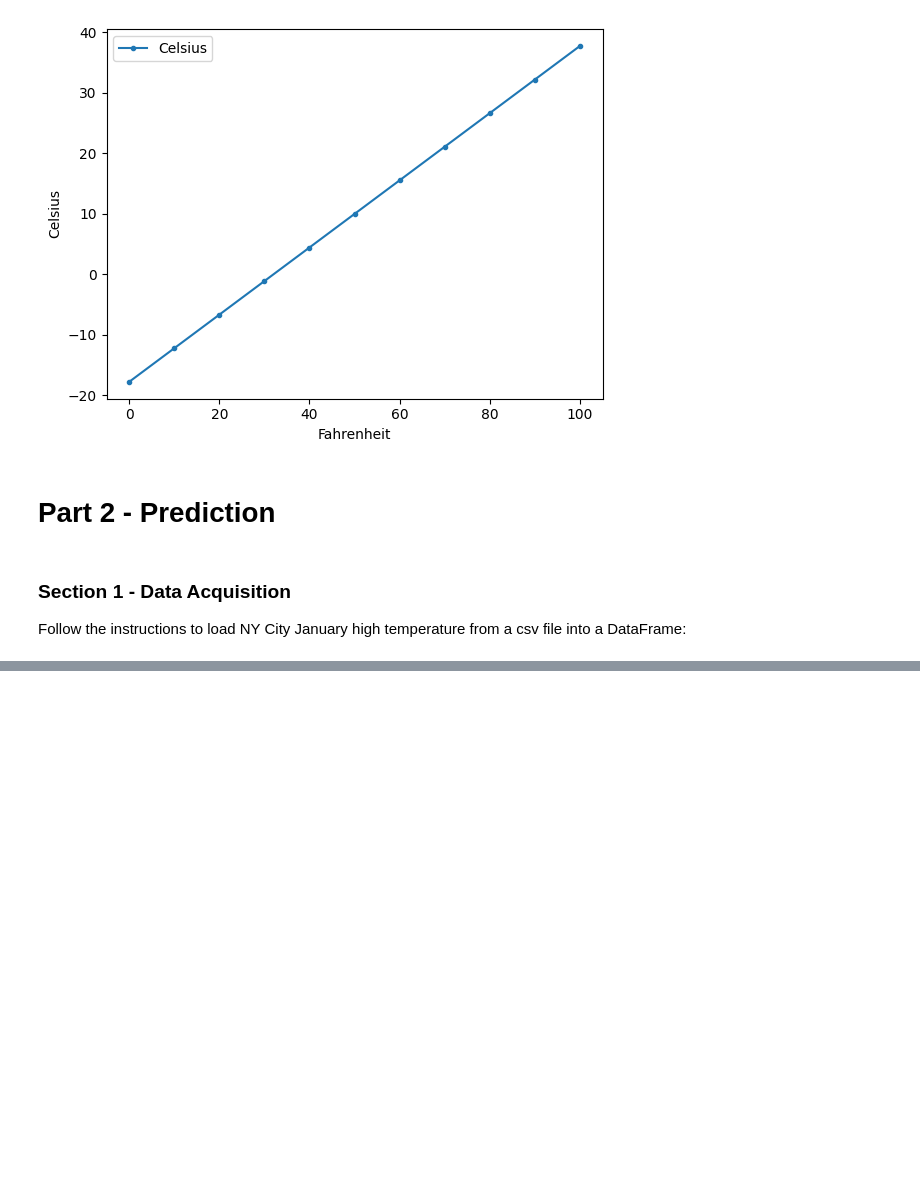
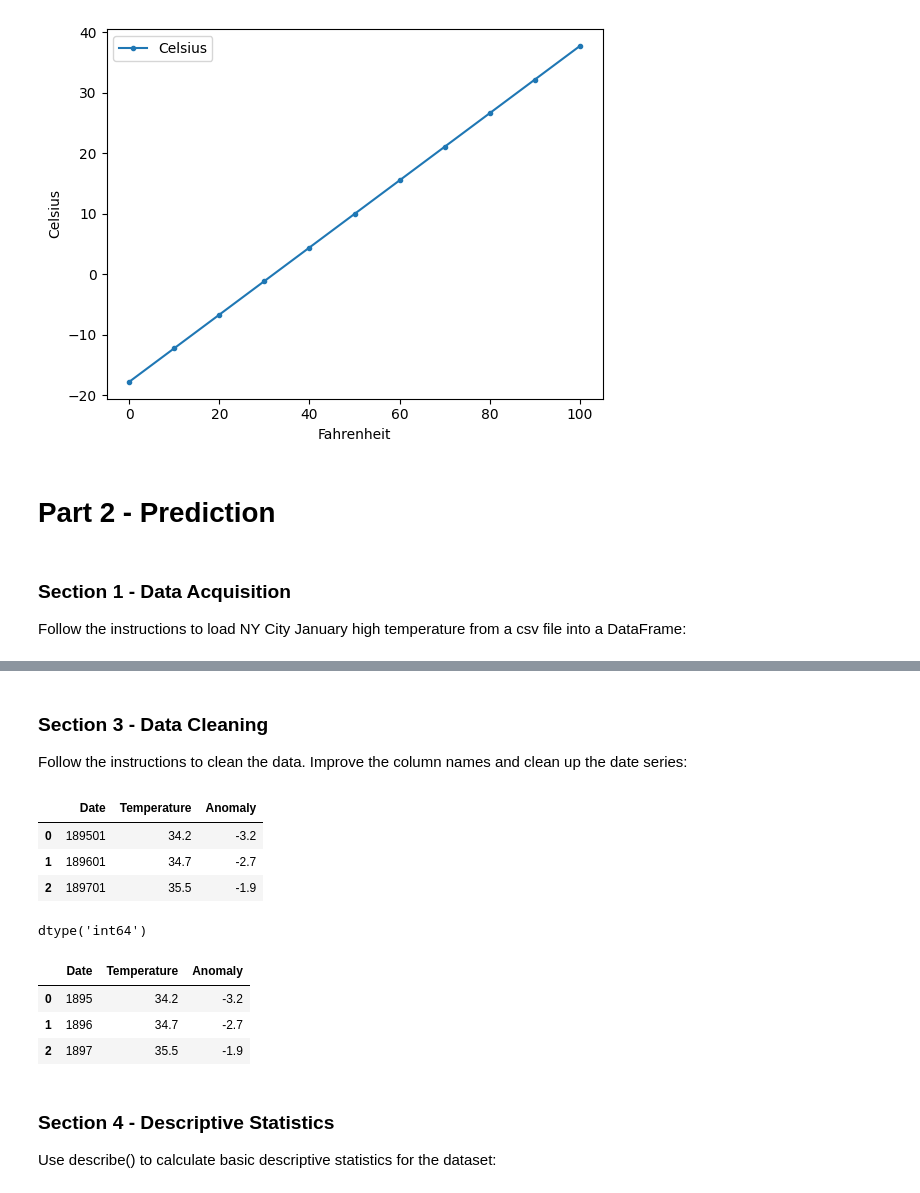
Before and after one commit to abeaderstadt/datafun-07-ml, a Jupyter notebook: beaderstadt_ml.ipynb, the cells around one changed output, grey strips where cells are left out. Drawn from its saved outputs; the diff is of its cells as text; code cells hidden in the pictures; blank space fills up the shorter version.

```diff
--- a/beaderstadt_ml.ipynb
+++ b/beaderstadt_ml.ipynb
@@ -37,0 +63,34 @@ Follow the instructions to load NY City January high temperature from a csv file
+# %% [markdown]
+### Section 3 - Data Cleaning
+Follow the instructions to clean the data. Improve the column names and clean up the date series:
+# %%
+# For readability, let's rename the 'Value' column as 'Temperature':
+nyc_df.columns = ['Date', 'Temperature', 'Anomaly']
+
+# Look at the first 3 rows of the updated DataFrame
+nyc_df.head(3)
+# %% [output]
+|  | Date | Temperature | Anomaly |
+| 0 | 189501 | 34.2 | -3.2 |
+| 1 | 189601 | 34.7 | -2.7 |
+| 2 | 189701 | 35.5 | -1.9 |
+# %%
+# For readability, let's remove 01 (for January) from the x-axis labels (this example processes only January temps)
+# Check the Column Type
+nyc_df.Date.dtype
+# %% [output]
+dtype('int64')
+# %%
+# Divide by 100 to truncate the last two digits
+nyc_df.Date = nyc_df.Date.floordiv(100)
+
+# Look at the first 3 rows of the updated DataFrame
+nyc_df.head(3)
+# %% [output]
+|  | Date | Temperature | Anomaly |
+| 0 | 1895 | 34.2 | -3.2 |
+| 1 | 1896 | 34.7 | -2.7 |
+| 2 | 1897 | 35.5 | -1.9 |
+# %% [markdown]
+### Section 4 - Descriptive Statistics
+Use describe() to calculate basic descriptive statistics for the dataset:
```
Also changed, not shown: parts of 13 cells of this notebook.
